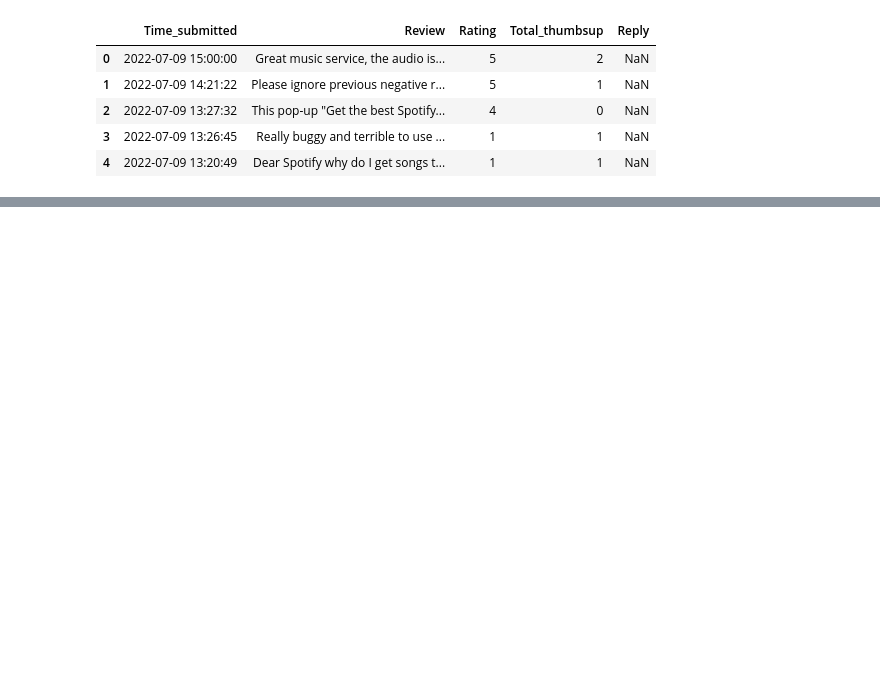
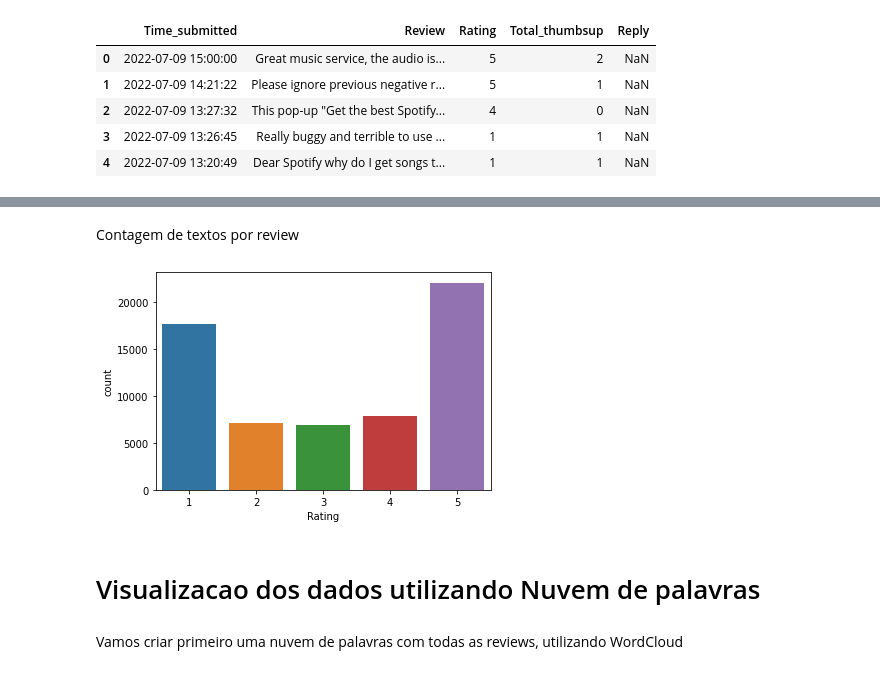
Before and after one commit to antunesvitor/pln-spotify-reviews, a Jupyter notebook: main.ipynb, the cells around one changed output, grey strips where cells are left out. Saved outputs shown, nothing was run; the diff lists cells and outputs as text; code cells hidden in the pictures; blank space fills up the shorter version.

```diff
--- a/main.ipynb
+++ b/main.ipynb
@@ -52,0 +89,11 @@ KeyboardInterrupt:
+# %% [markdown]
+Contagem de textos por review
+# %%
+# contagem de textos em cada classe
+sns.countplot(x="Rating",data = reviews);
+# %% [output]
+[figure, added]
+# %% [markdown]
+# Visualizacao dos dados utilizando Nuvem de palavras
+# %% [markdown]
+Vamos criar primeiro uma nuvem de palavras com todas as reviews, utilizando WordCloud
```
Also changed, not shown: parts of 35 cells of this notebook.
